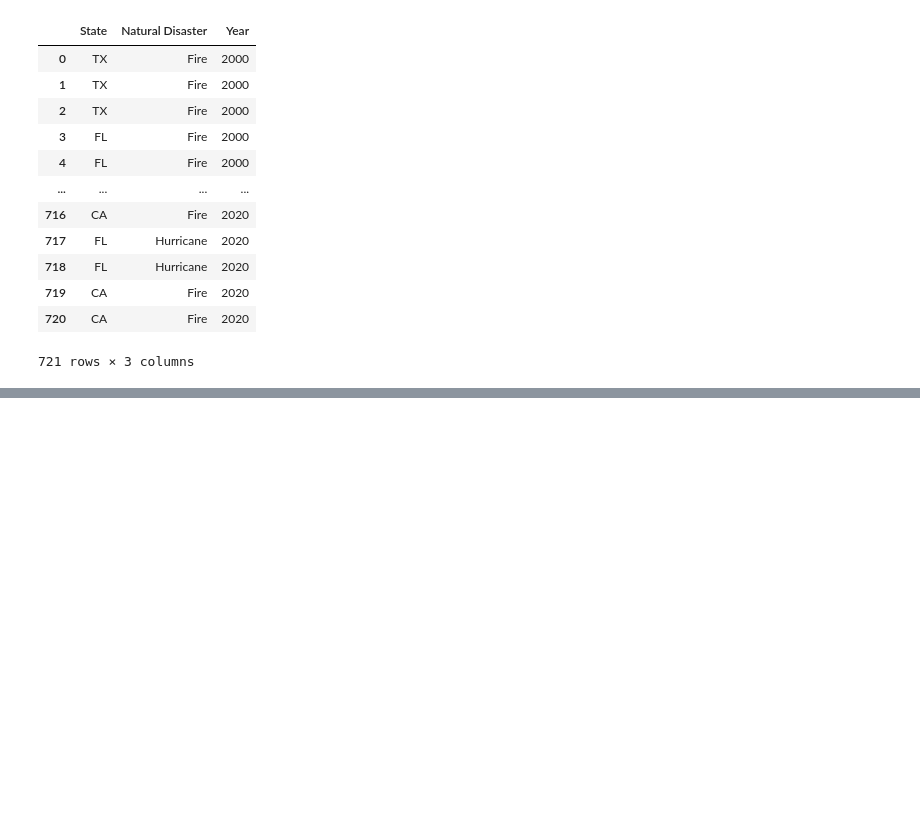
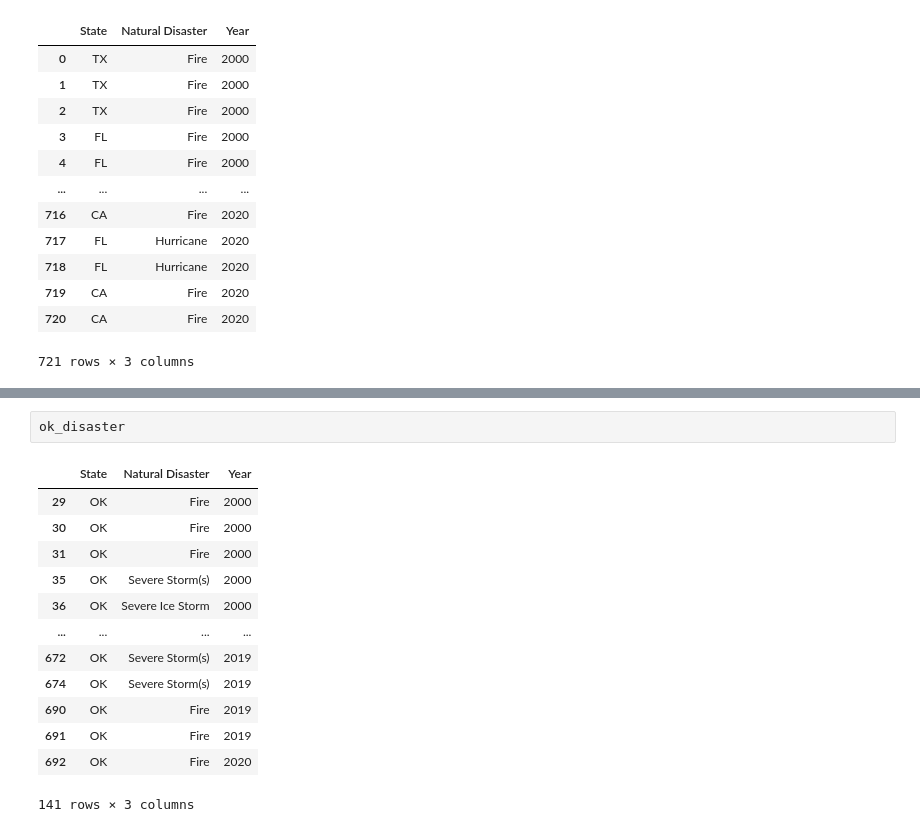
Before and after one commit to bleeclt/pro1group, a Jupyter notebook: natural_disaster_and_pollution.ipynb, the cells around one changed output, grey strips where cells are left out. Saved outputs shown, nothing was run; the diff lists cells and outputs as text; blank space fills up the shorter version.

```diff
--- a/natural_disaster_and_pollution.ipynb
+++ b/natural_disaster_and_pollution.ipynb
@@ -503,0 +567,16 @@ disaster_clean
+# %%
+ok_disaster
+# %% [output]
+|  | State | Natural Disaster | Year |
+| 29 | OK | Fire | 2000 |
+| 30 | OK | Fire | 2000 |
+| 31 | OK | Fire | 2000 |
+| 35 | OK | Severe Storm(s) | 2000 |
+| 36 | OK | Severe Ice Storm | 2000 |
+| ... | ... | ... | ... |
+| 672 | OK | Severe Storm(s) | 2019 |
+| 674 | OK | Severe Storm(s) | 2019 |
+| 690 | OK | Fire | 2019 |
+| 691 | OK | Fire | 2019 |
+| 692 | OK | Fire | 2020 |
+141 rows × 3 columns
```
Also changed, not shown: parts of 7 cells of this notebook.
